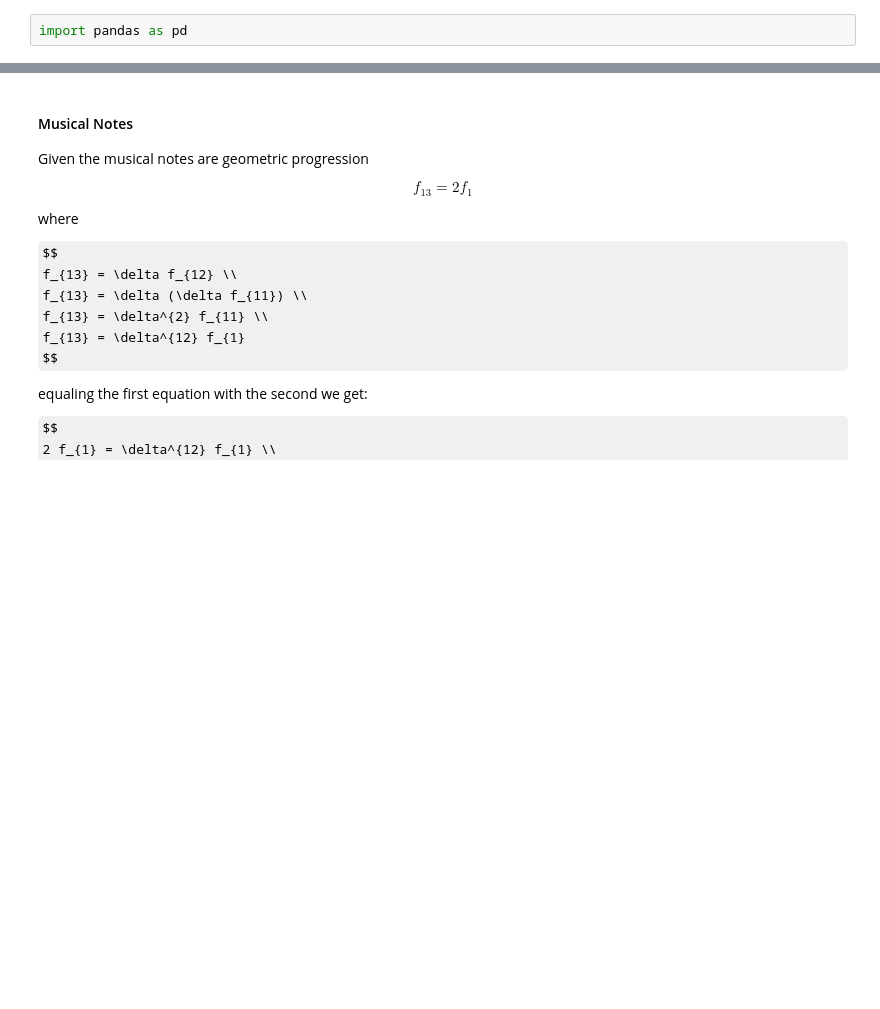
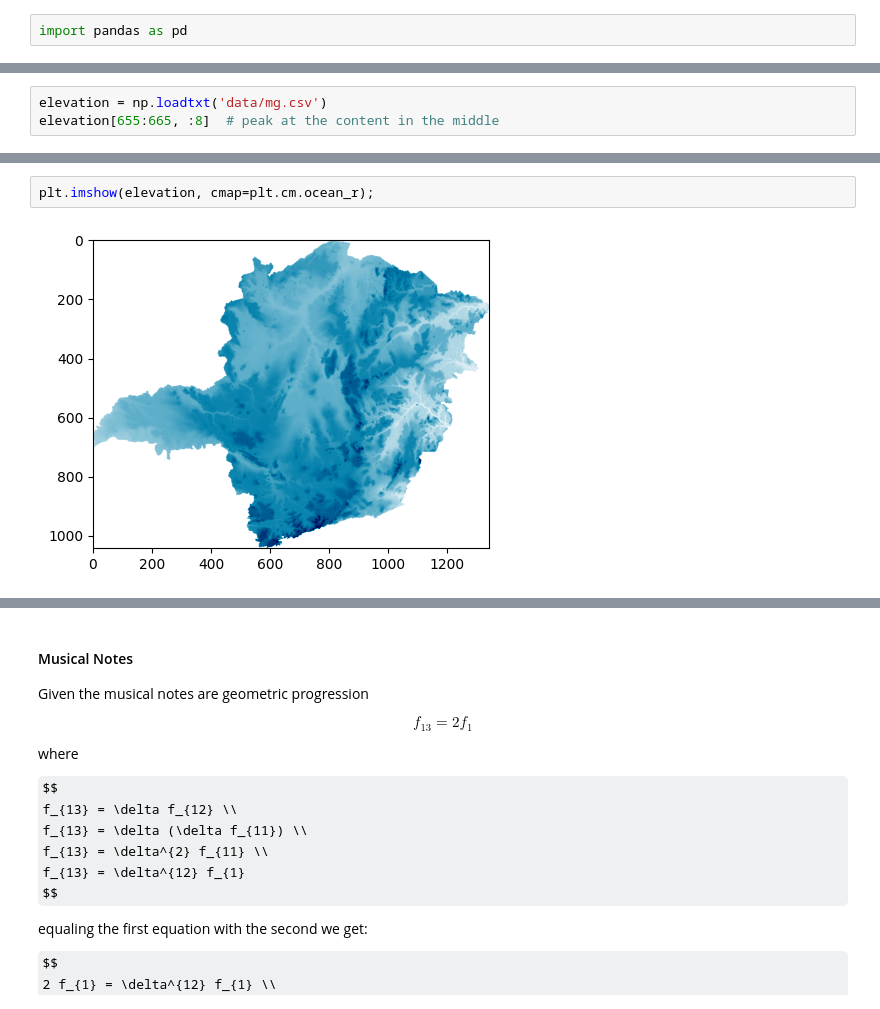
Before and after one commit to bonfimtm/array-programming, a Jupyter notebook: src/array_programming.ipynb, the cells around one changed output, grey strips where cells are left out. Cells and saved outputs as stored; diff of their text form; some formulas as TeX source; blank space fills up the shorter version.

```diff
--- a/src/array_programming.ipynb
+++ b/src/array_programming.ipynb
@@ -469,0 +464,3 @@ plt.plot(x_values, y_values)
+# %%
+elevation = np.loadtxt('data/mg.csv')
+elevation[655:665, :8]  # peak at the content in the middle
@@ -469,0 +478,4 @@ plt.plot(x_values, y_values)
+# %%
+plt.imshow(elevation, cmap=plt.cm.ocean_r);
+# %% [output]
+[figure, added]
```
Also changed, not shown: parts of 93 cells of this notebook, 1 other file.
